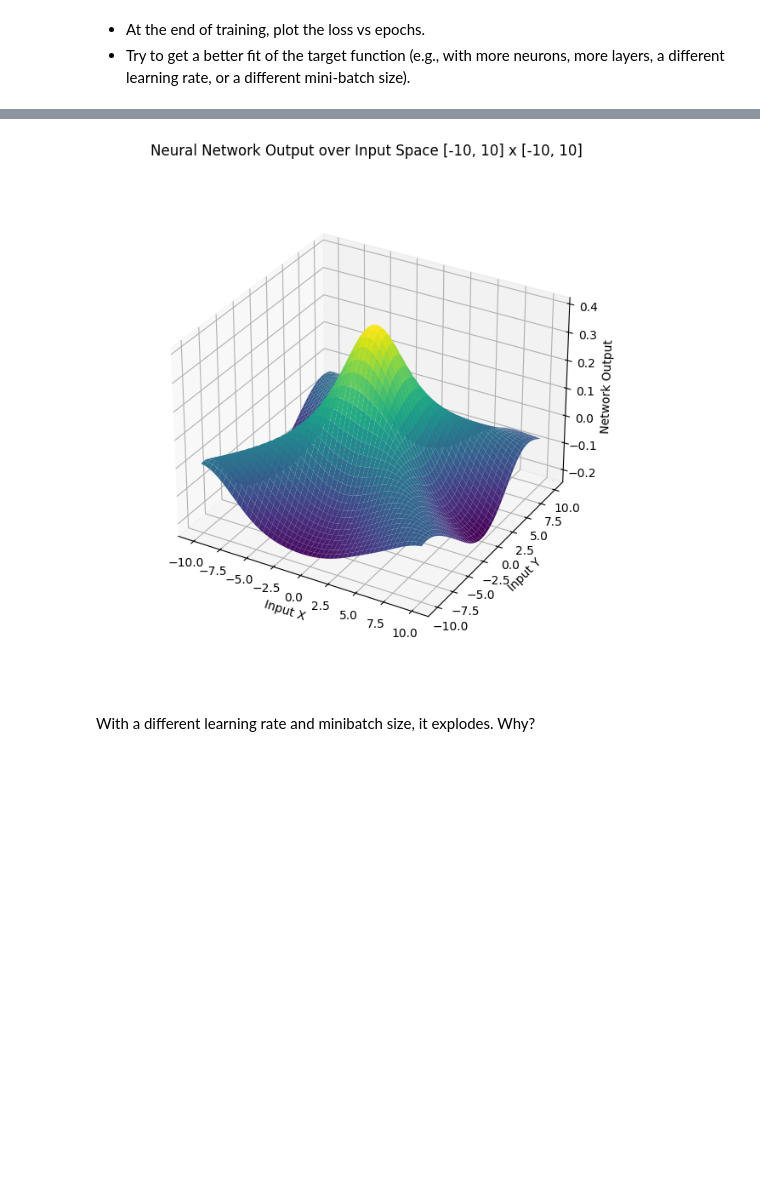
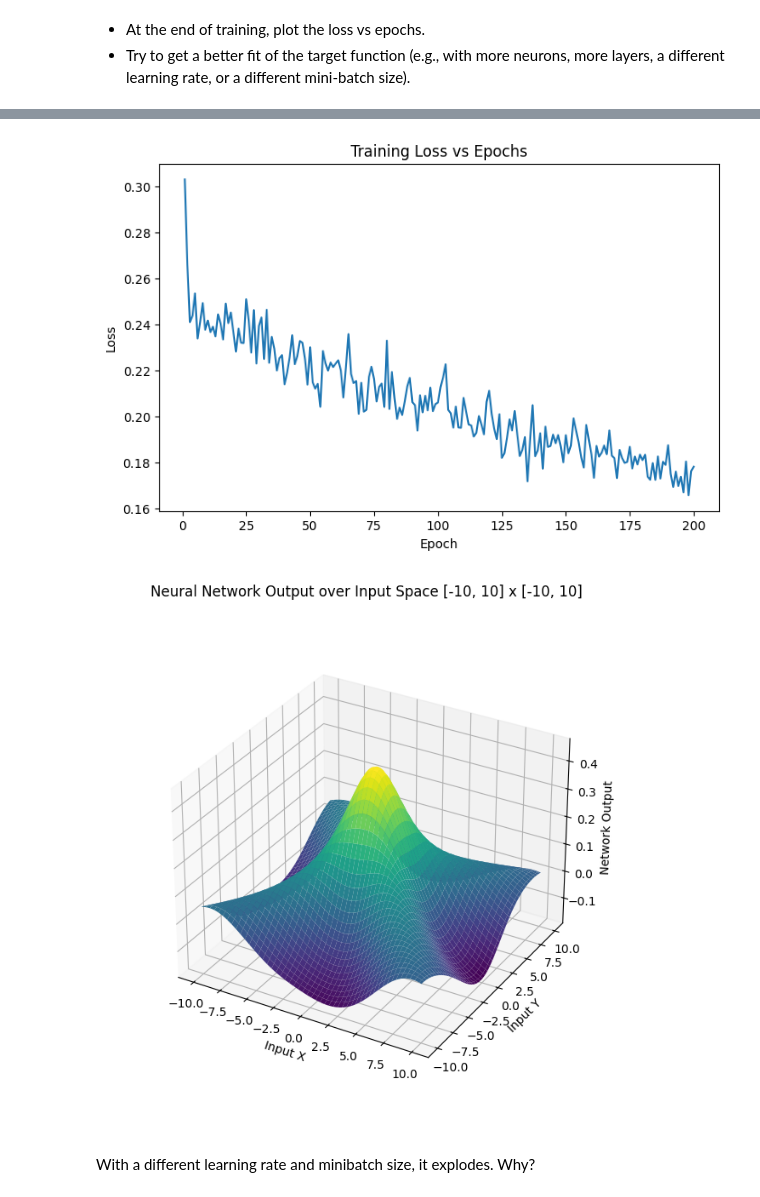
Before and after one commit to mmm10138/Machine-Learning, a Jupyter notebook: HW_1.ipynb, the cells around one changed output, grey strips where cells are left out. Drawn from its saved outputs; the diff is of its cells as text; code cells hidden in the pictures; blank space fills up the shorter version.

```diff
--- a/HW_1.ipynb
+++ b/HW_1.ipynb
@@ -266,14 +266,14 @@ def target_function(x):
     return torch.cos(np.pi * x[:, 0] / 10) * torch.cos(np.pi * x[:, 1] / 10)
 
 # Initialize the network, loss function, and optimizer
-model = # TODO: create with FeedforwardNN class
-loss_fn = # TODO: use nn.MSEloss
-optimizer = # TODO: call optim.SGD
+model = FeedforwardNN()
+loss_fn = nn.MSELoss()
+optimizer = optim.SGD(model.parameters(), lr=0.01)
 
 # Training parameters
-epochs = # TODO  # Number of epochs
-num_batches = # TODO  # Number of batches per epoch
-batch_size = # TODO  # Batch size
+epochs = 200  # Number of epochs
+num_batches = 10  # Number of batches per epoch
+batch_size = 8  # Batch size
 
 # Training loop
 for epoch in range(epochs):
@@ -284,15 +284,15 @@ for epoch in range(epochs):
         y_train = target_function(x_train).unsqueeze(1)  # Compute target function values
 
         # Forward pass
-        y_pred = # TODO: call model
+        y_pred = model(x_train)
 
         # Compute loss (mean squared error)
-        loss = # TODO: call loss_fn
+        loss = loss_fn(y_pred,y_train)
 
         # Backward pass and optimization step
-        # TODO  # Zero out gradients
-        # TODO  # Compute gradients
-        # TODO  # Update parameters
+        optimizer.zero_grad()
+        loss.backward()
+        optimizer.step()
 
         epoch_loss += loss.item()
 
@@ -411,6 +411,7 @@ Epoch [200/200], Loss: 0.105154
 # %%
 import torch
 import torch.nn as nn
+import matplotlib.pyplot as plt
 
 # Define the feedforward neural network
 class FeedforwardNNWide(nn.Module):
@@ -440,6 +441,9 @@ epochs = 200  # Number of epochs
 num_batches = 10  # Number of batches per epoch
 batch_size = 100  # Batch size
 
+#Store the average loss of each epoch
+loss_history=[]
+
 # Training loop
 for epoch in range(epochs):
     epoch_loss = 0.0
@@ -461,8 +465,16 @@ for epoch in range(epochs):
 
         epoch_loss += loss.item()
 
-    if (epoch + 1) % 1 == 0:
-        print(f'Epoch [{epoch+1}/{epochs}], Loss: {epoch_loss/num_batches:.6f}')
+    avg_loss=epoch_loss/num_batches
+    loss_history.append(avg_loss)
+    if (epoch+1)%1==0:
+        print(f'Epoch [{epoch+1}/{epochs}], Loss: {avg_loss:.6f}')
 
+plt.figure(figsize=(8,5))
+plt.plot(range(1,epochs+1), loss_history)
+plt.xlabel("Epoch")
+plt.ylabel("Loss")
+plt.title("Training Loss vs Epochs")
+plt.show()
 plot_neural_network_pytorch_3d(model_wide)
 # %% [output]
@@ -486,4 +498,5 @@ Epoch [200/200], Loss: 0.164428
-[figure, old version]
+[figure, new version]
+[figure, added]
 # %% [markdown]
 With a different learning rate and minibatch size, it explodes. Why?
 # %%
```
Also changed, not shown: parts of 8 cells of this notebook.
